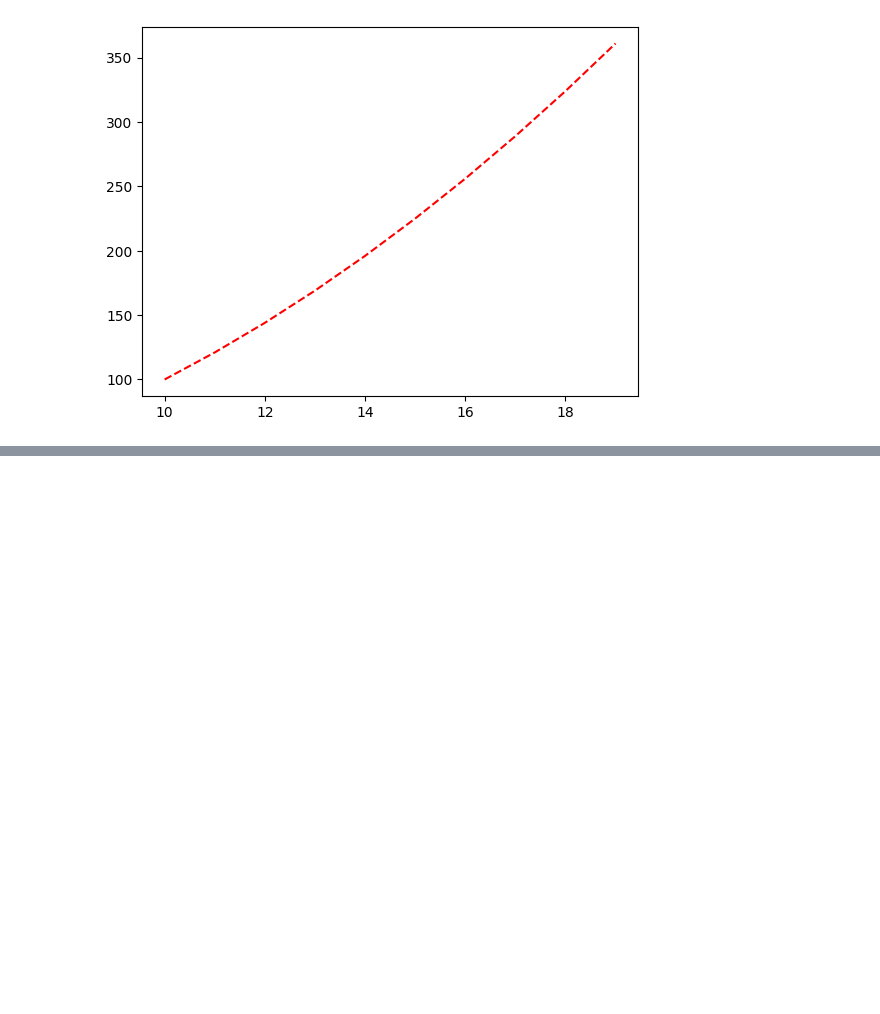
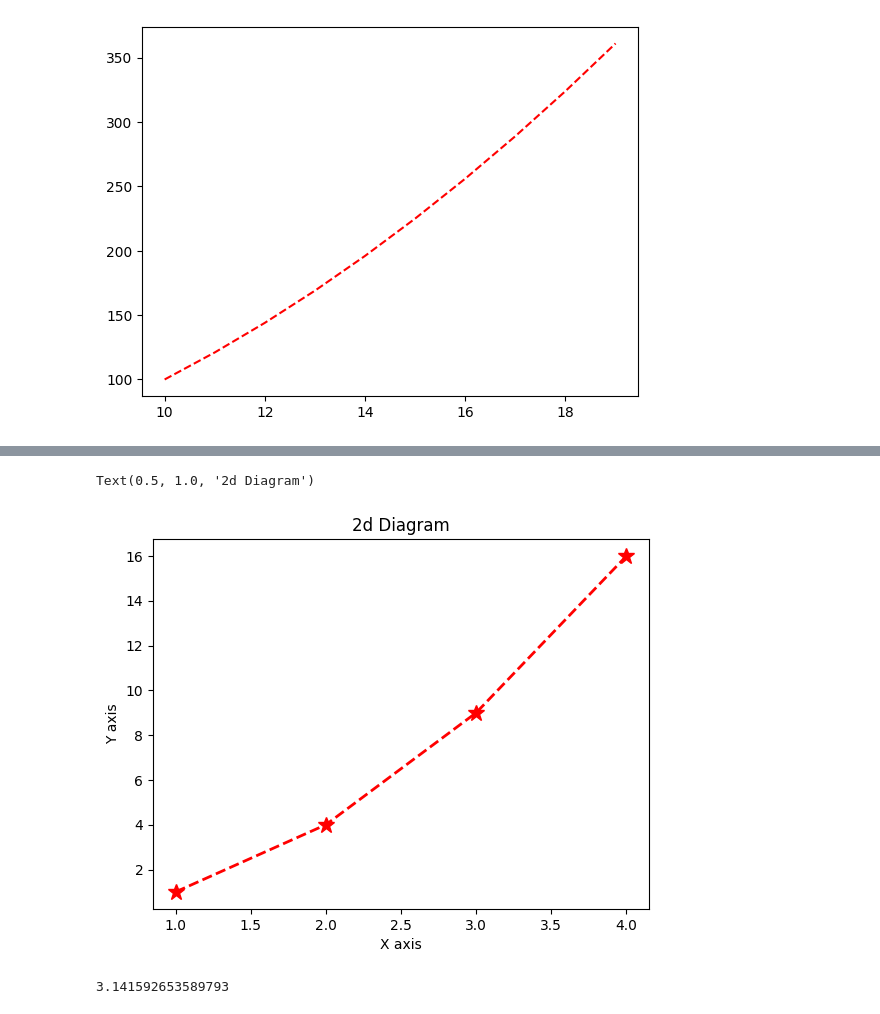
Before and after one commit to MukulSaini1911/Python-Codes, a Jupyter notebook: My_Python_Codes.ipynb, the cells around one changed output, grey strips where cells are left out. Saved outputs shown, nothing was run; the diff lists cells and outputs as text; code cells hidden in the pictures; blank space fills up the shorter version.

```diff
--- a/My_Python_Codes.ipynb
+++ b/My_Python_Codes.ipynb
@@ -581,0 +598,14 @@ plt.plot(b,a, 'r--')
+# %%
+## plt plot
+
+plt.plot(x,y,'r*',linestyle='dashed',linewidth=2, markersize=12)
+plt.xlabel('X axis')
+plt.ylabel('Y axis')
+plt.title('2d Diagram')
+# %% [output]
+Text(0.5, 1.0, '2d Diagram')
+[figure, added]
+# %%
+np.pi
+# %% [output]
+3.141592653589793
```
Also changed, not shown: parts of 33 cells of this notebook.
